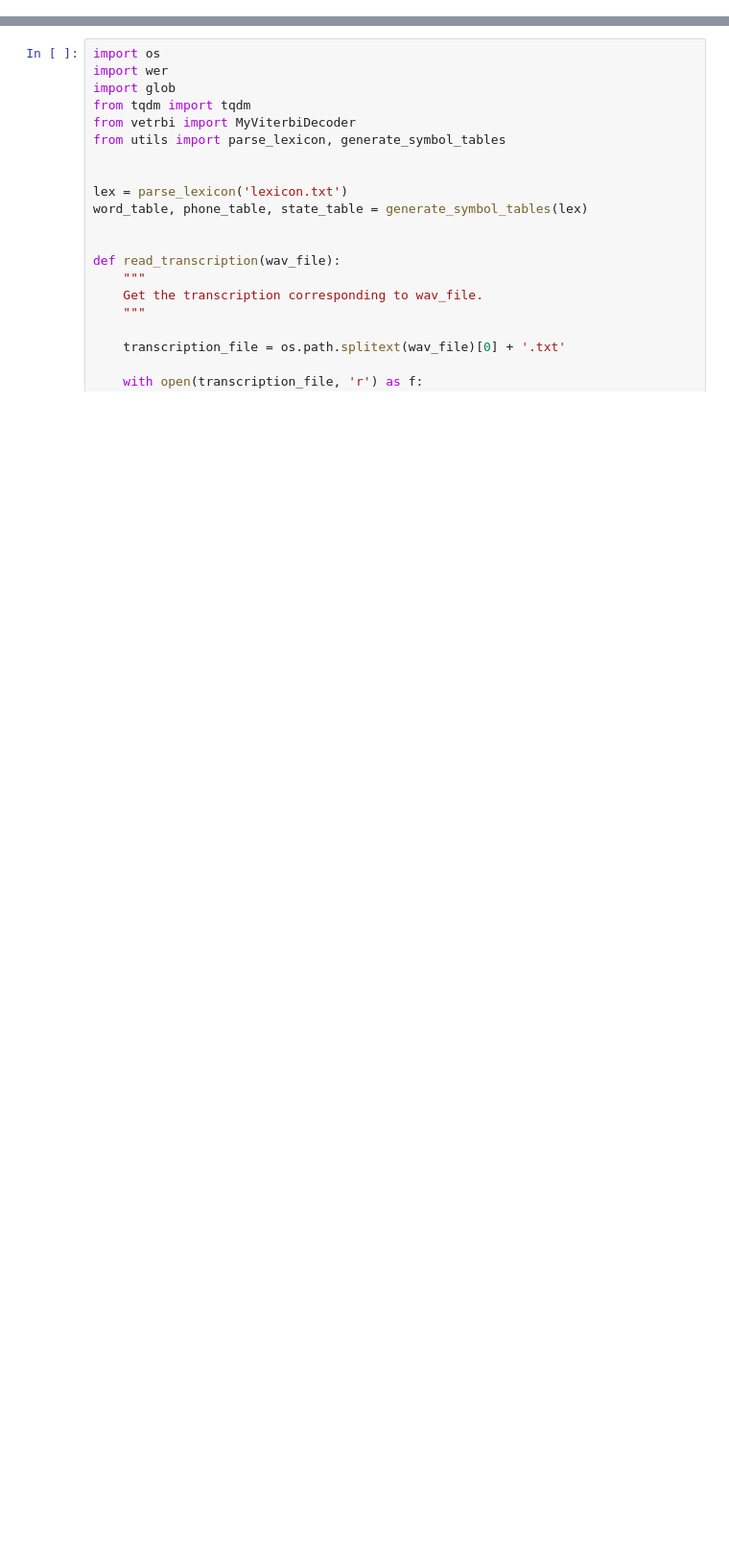
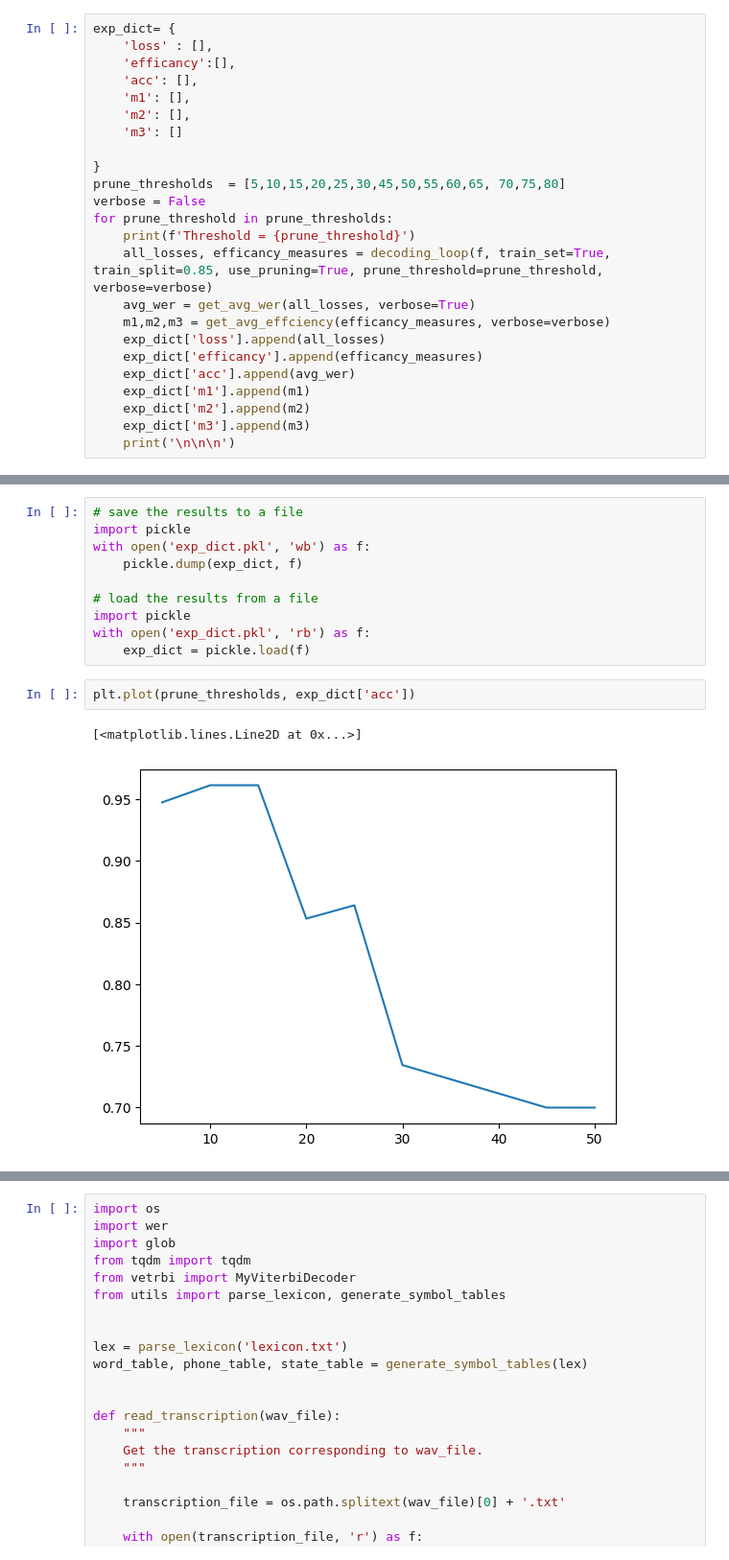
Before and after one commit to ammarnasr/asr-cw-repo, a Jupyter notebook: a.ipynb, the cells around one changed output, grey strips where cells are left out. Shown at 96% size. Cells and saved outputs as stored; diff of their text form; blank space fills up the shorter version.

```diff
--- a/a.ipynb
+++ b/a.ipynb
@@ -0,0 +122,24 @@
+# %%
+exp_dict= {
+    'loss' : [],
+    'efficancy':[],
+    'acc': [],
+    'm1': [],
+    'm2': [],
+    'm3': []
+
+}
+prune_thresholds  = [5,10,15,20,25,30,45,50,55,60,65, 70,75,80]
+verbose = False
+for prune_threshold in prune_thresholds:
+    print(f'Threshold = {prune_threshold}')
+    all_losses, efficancy_measures = decoding_loop(f, train_set=True, train_split=0.85, use_pruning=True, prune_threshold=prune_threshold, verbose=verbose)
+    avg_wer = get_avg_wer(all_losses, verbose=True)
+    m1,m2,m3 = get_avg_effciency(efficancy_measures, verbose=verbose)
+    exp_dict['loss'].append(all_losses)
+    exp_dict['efficancy'].append(efficancy_measures)
+    exp_dict['acc'].append(avg_wer)
+    exp_dict['m1'].append(m1)
+    exp_dict['m2'].append(m2)
+    exp_dict['m3'].append(m3)
+    print('\n\n\n')
@@ -0,0 +162,15 @@
+# %%
+# save the results to a file
+import pickle
+with open('exp_dict.pkl', 'wb') as f:
+    pickle.dump(exp_dict, f)
+
+# load the results from a file
+import pickle
+with open('exp_dict.pkl', 'rb') as f:
+    exp_dict = pickle.load(f)
+# %%
+plt.plot(prune_thresholds, exp_dict['acc'])
+# %% [output]
+[<matplotlib.lines.Line2D at 0x...>]
+[figure, added]
```
Also changed, not shown: parts of 9 cells of this notebook, 3 other files.
